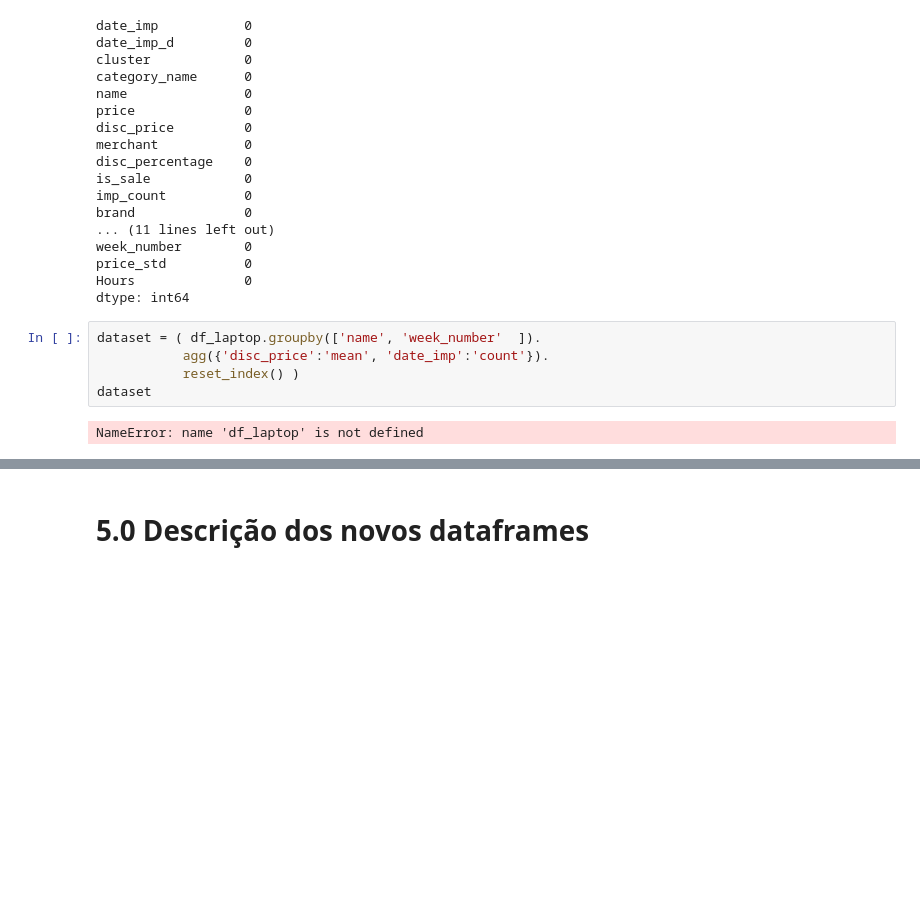
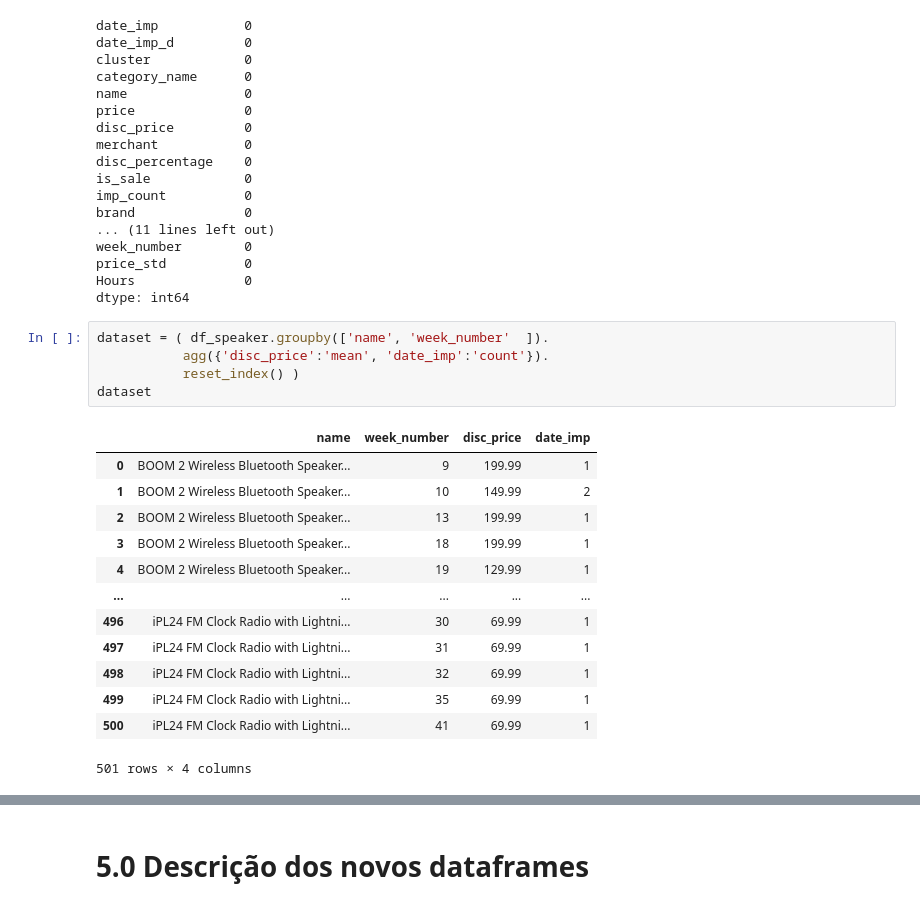
Before and after one commit to antonioorichard/elasticidade_dos_preco, a Jupyter notebook: notebook/pa06.ipynb, the cells around one changed output, grey strips where cells are left out. Saved outputs shown, nothing was run; the diff lists cells and outputs as text; blank space fills up the shorter version.

```diff
--- a/notebook/pa06.ipynb
+++ b/notebook/pa06.ipynb
@@ -962,12 +962,24 @@ price_std          0
 Hours              0
 dtype: int64
 # %%
-dataset = ( df_laptop.groupby(['name', 'week_number'  ]).
+dataset = ( df_speaker.groupby(['name', 'week_number'  ]).
            agg({'disc_price':'mean', 'date_imp':'count'}).
            reset_index() )
 dataset
 # %% [output]
+|  | name | week_number | disc_price | date_imp |
+| 0 | BOOM 2 Wireless Bluetooth Speaker... | 9 | 199.99 | 1 |
+| 1 | BOOM 2 Wireless Bluetooth Speaker... | 10 | 149.99 | 2 |
+| 2 | BOOM 2 Wireless Bluetooth Speaker... | 13 | 199.99 | 1 |
+| 3 | BOOM 2 Wireless Bluetooth Speaker... | 18 | 199.99 | 1 |
+| 4 | BOOM 2 Wireless Bluetooth Speaker... | 19 | 129.99 | 1 |
+| ... | ... | ... | ... | ... |
+| 496 | iPL24 FM Clock Radio with Lightni... | 30 | 69.99 | 1 |
+| 497 | iPL24 FM Clock Radio with Lightni... | 31 | 69.99 | 1 |
+| 498 | iPL24 FM Clock Radio with Lightni... | 32 | 69.99 | 1 |
+| 499 | iPL24 FM Clock Radio with Lightni... | 35 | 69.99 | 1 |
+| 500 | iPL24 FM Clock Radio with Lightni... | 41 | 69.99 | 1 |
-NameError: name 'df_laptop' is not defined
+501 rows × 4 columns
 # %%
 # criando dataframe dos valores
 x_price = dataset.pivot( index = 'week_number', columns = 'name', values = 'disc_price')
```
Also changed, not shown: parts of 23 cells of this notebook, 46 other files.
